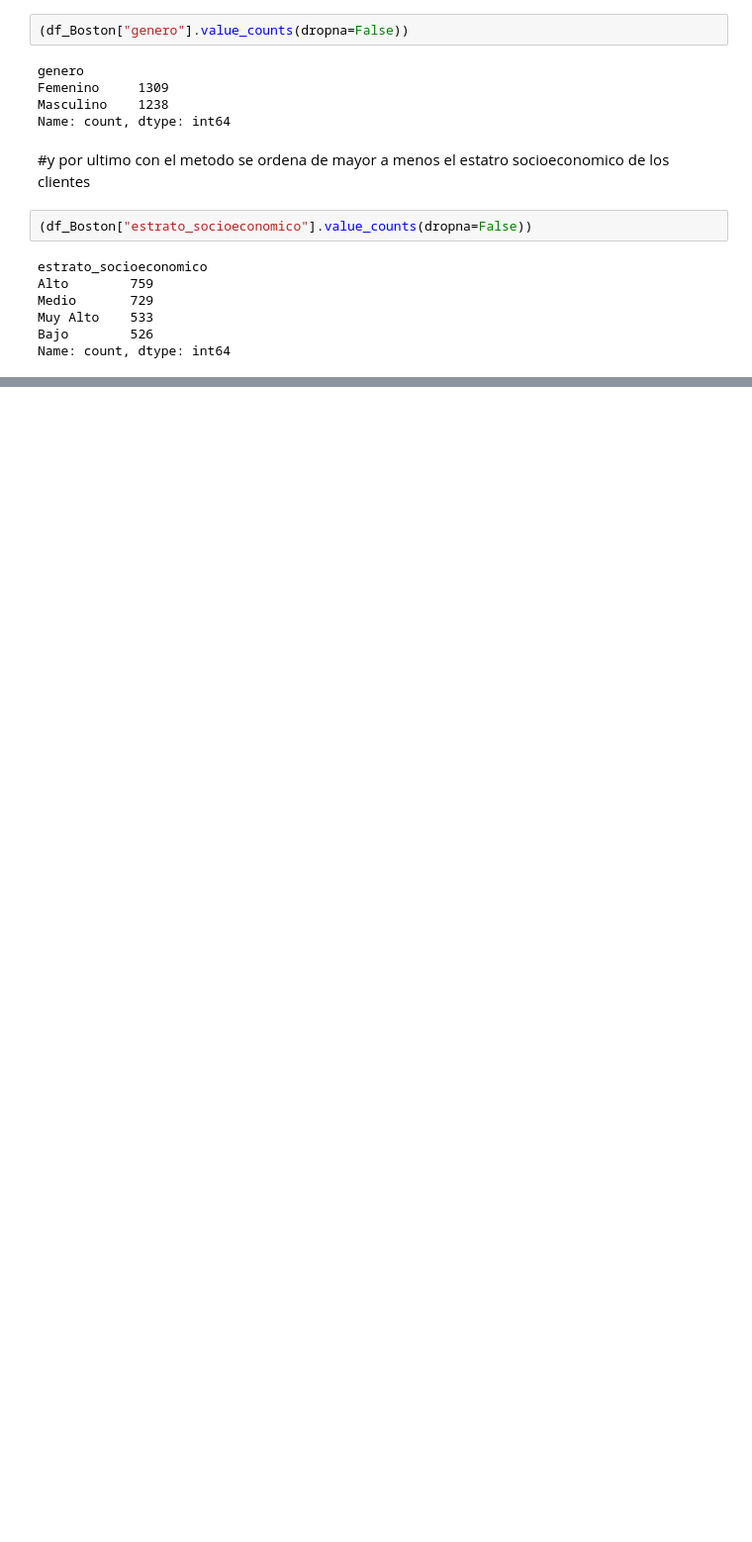
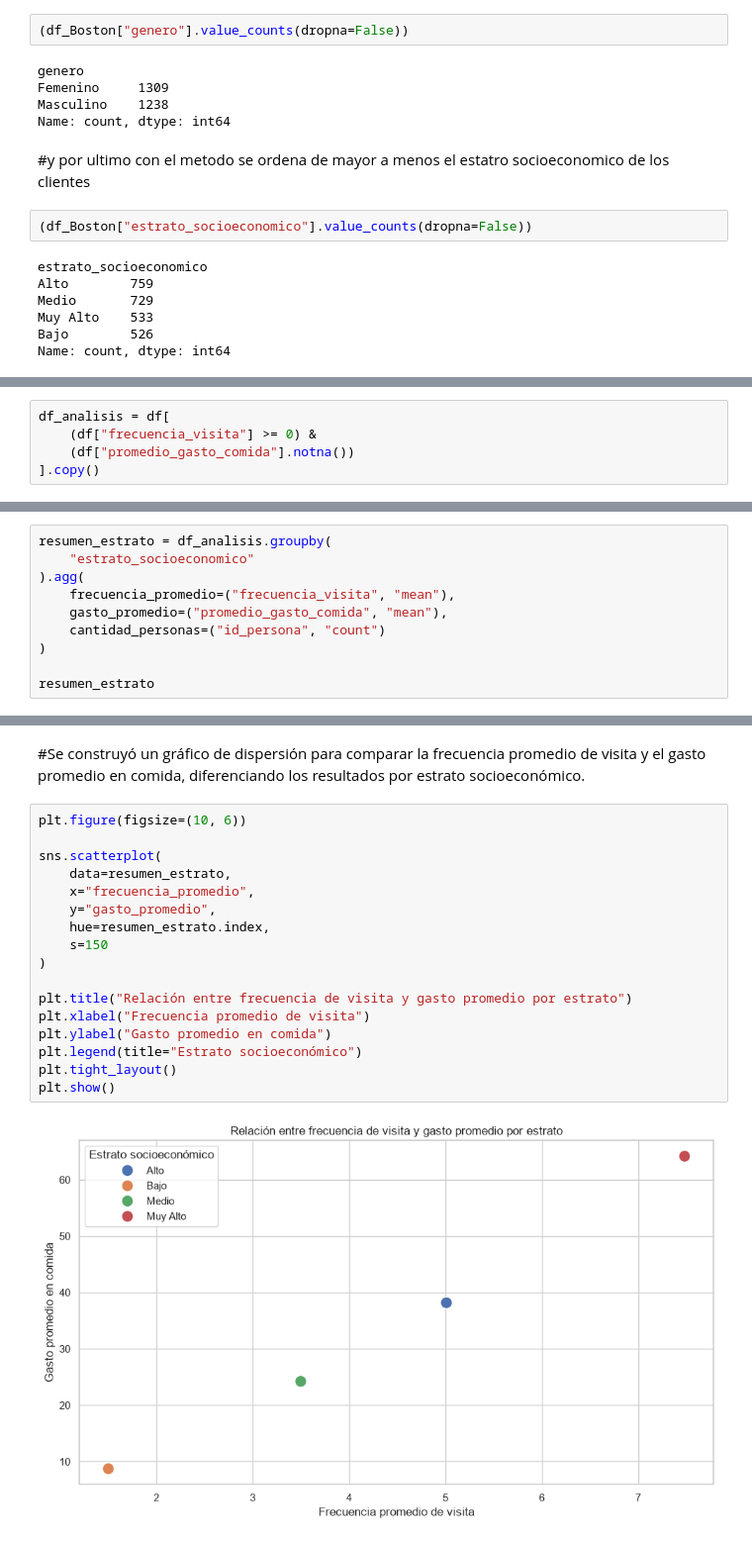
Before and after one commit to duvanfelipeovalle-star/ProyectoM1_Duvan_Felipe_Ovalle_dspt13, a Jupyter notebook: Avance_Notebooks/Avance_1_EDA.ipynb, the cells around one changed output, grey strips where cells are left out. Shown at 99% size. Cells and saved outputs as stored; diff of their text form; blank space fills up the shorter version.

```diff
--- a/Avance_Notebooks/Avance_1_EDA.ipynb
+++ b/Avance_Notebooks/Avance_1_EDA.ipynb
@@ -202,0 +397,5 @@ Name: count, dtype: int64
+# %%
+df_analisis = df[
+    (df["frecuencia_visita"] >= 0) &
+    (df["promedio_gasto_comida"].notna())
+].copy()
@@ -202,0 +410,10 @@ Name: count, dtype: int64
+# %%
+resumen_estrato = df_analisis.groupby(
+    "estrato_socioeconomico"
+).agg(
+    frecuencia_promedio=("frecuencia_visita", "mean"),
+    gasto_promedio=("promedio_gasto_comida", "mean"),
+    cantidad_personas=("id_persona", "count")
+)
+
+resumen_estrato
@@ -202,0 +427,21 @@ Name: count, dtype: int64
+# %% [markdown]
+#Se construyó un gráfico de dispersión para comparar la frecuencia promedio de visita y el gasto promedio en comida, diferenciando los resultados por estrato socioeconómico.
+# %%
+plt.figure(figsize=(10, 6))
+
+sns.scatterplot(
+    data=resumen_estrato,
+    x="frecuencia_promedio",
+    y="gasto_promedio",
+    hue=resumen_estrato.index,
+    s=150
+)
+
+plt.title("Relación entre frecuencia de visita y gasto promedio por estrato")
+plt.xlabel("Frecuencia promedio de visita")
+plt.ylabel("Gasto promedio en comida")
+plt.legend(title="Estrato socioeconómico")
+plt.tight_layout()
+plt.show()
+# %% [output]
+[figure, added]
```
Also changed, not shown: parts of 82 cells of this notebook, 3 other files.
